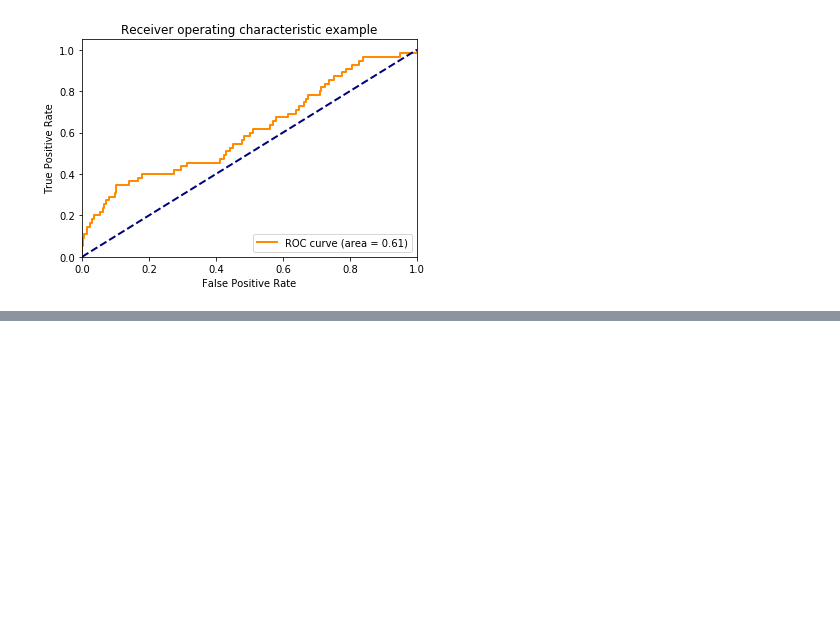
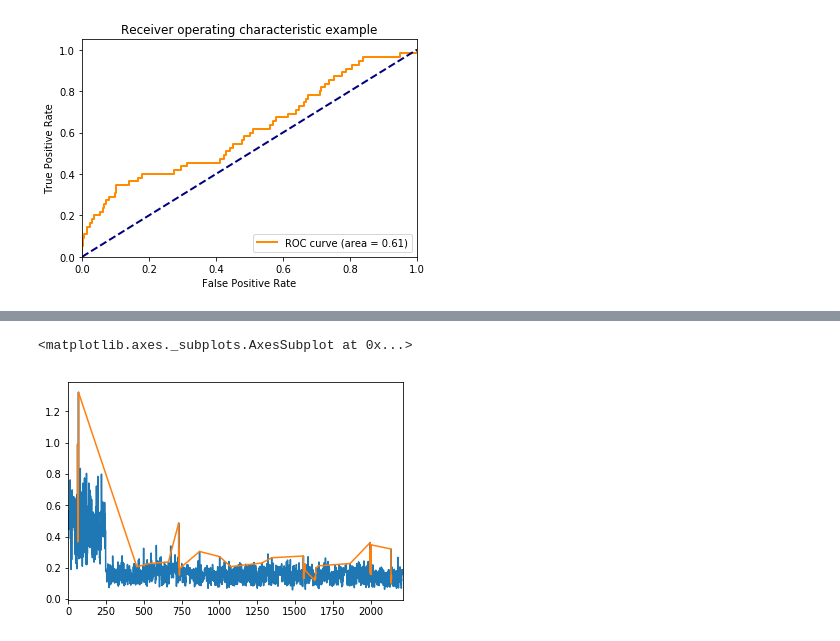
Before and after one commit to binli826/LSTM-Autoencoders, a Jupyter notebook: src/Experiments/Online_smtp.ipynb, the cells around one changed output, grey strips where cells are left out. Cells and saved outputs as stored; diff of their text form; code cells hidden in the pictures; blank space fills up the shorter version.

```diff
--- a/src/Experiments/Online_smtp.ipynb
+++ b/src/Experiments/Online_smtp.ipynb
@@ -296,0 +439,6 @@ IndexError: list index out of range
+# %%
+pd.Series(output).plot()
+pd.Series(output)[foo].plot()
+# %% [output]
+<matplotlib.axes._subplots.AxesSubplot at 0x...>
+[figure, added]
```
Also changed, not shown: parts of 6 cells of this notebook, 9 other files.
